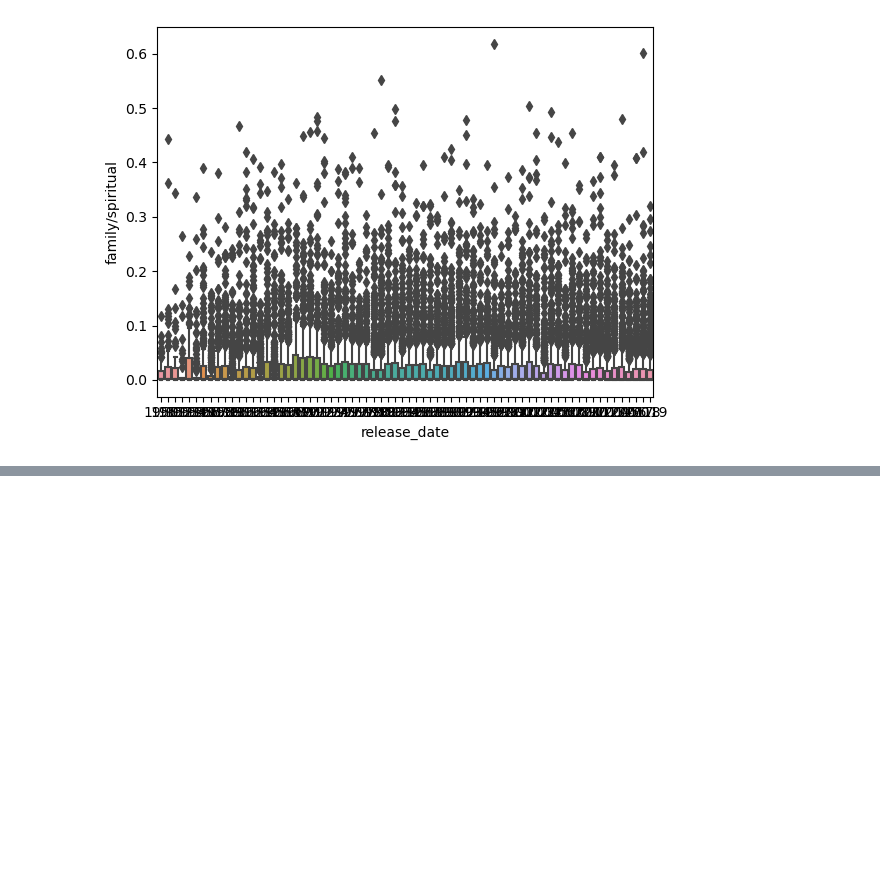
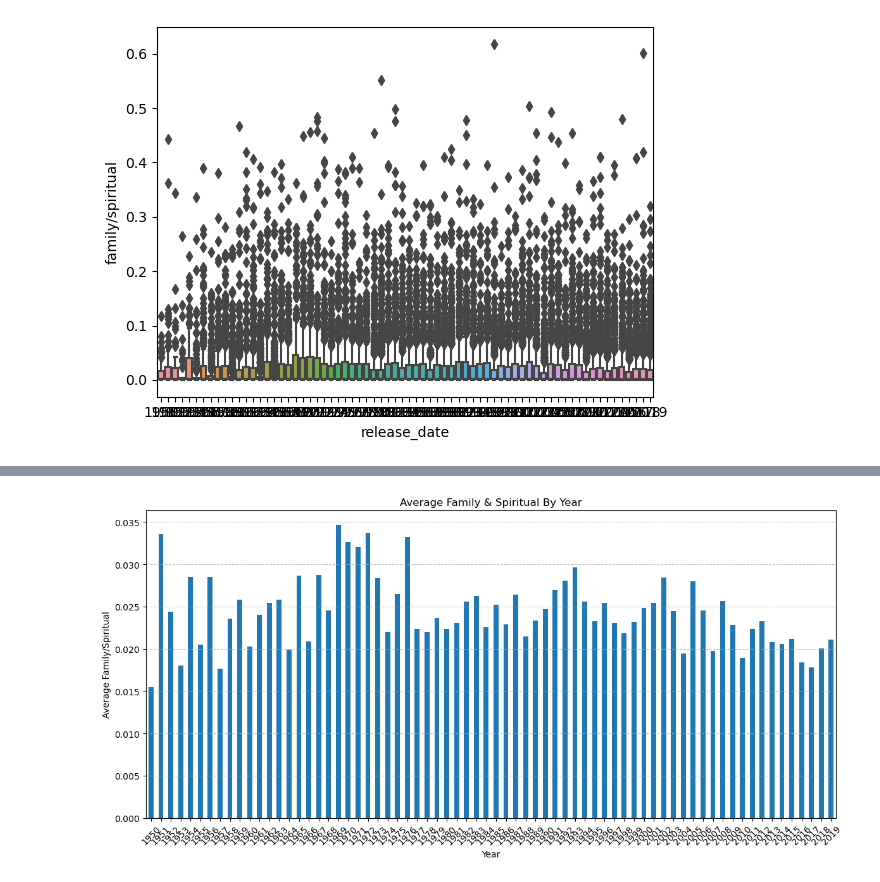
Before and after one commit to EmmanuelAweJr/Audio-Recommendation-Algorithm, a Jupyter notebook: 1_EDA.ipynb, the cells around one changed output, grey strips where cells are left out. Saved outputs shown, nothing was run; the diff lists cells and outputs as text; code cells hidden in the pictures; blank space fills up the shorter version.

```diff
--- a/1_EDA.ipynb
+++ b/1_EDA.ipynb
@@ -144,0 +183,6 @@ plt.show()
+# %%
+# Group by 'release_year' and calculate the average of 'obscene' for each year
+average_family_spiritual_by_year = df.groupby('release_date')['family/spiritual'].mean()
+
+# Display the result
+print(average_family_spiritual_by_year)
@@ -144,0 +203,11 @@ plt.show()
+# %%
+average_family_spiritual_by_year.plot(kind='bar', figsize=(12, 6))
+plt.title('Average Family & Spiritual By Year')
+plt.xlabel('Year')
+plt.ylabel('Average Family/Spiritual')
+plt.xticks(rotation=45)  # Rotate x-axis labels for better readability
+plt.grid(axis='y', linestyle='--', alpha=0.7)
+plt.tight_layout()
+plt.show()
+# %% [output]
+[figure, added]
```
Also changed, not shown: parts of 5 cells of this notebook.
